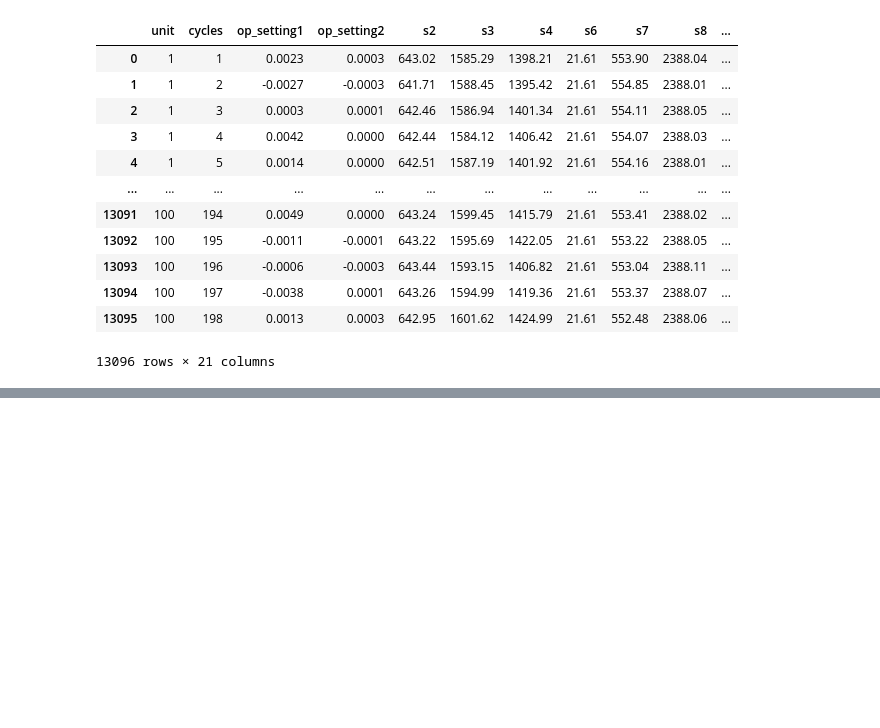
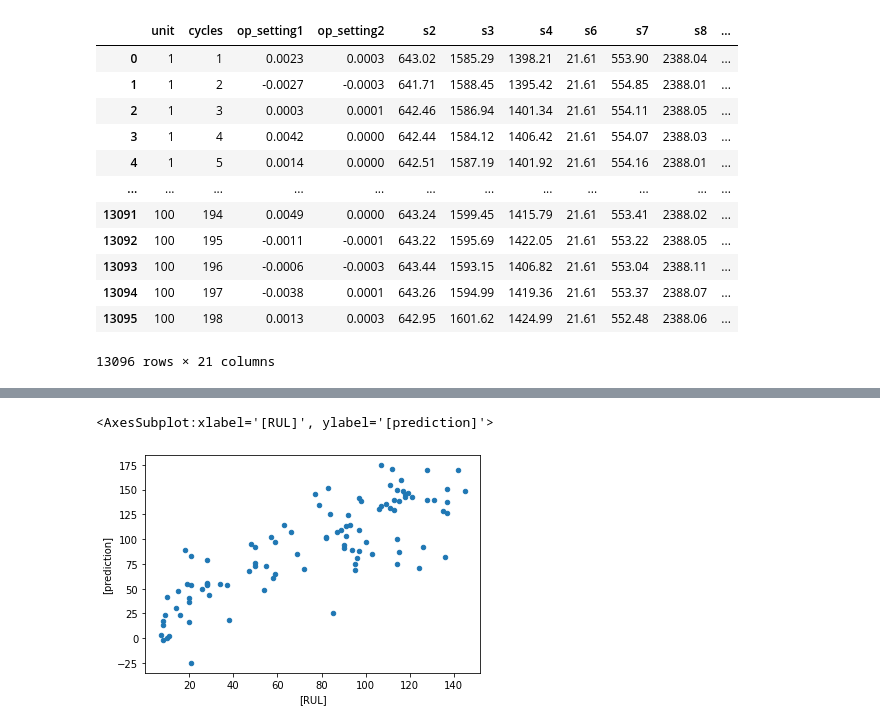
Before and after one commit to spaulaus/Data-Challenge-3, a Jupyter notebook: exploratory_analysis.ipynb, the cells around one changed output, grey strips where cells are left out. Drawn from its saved outputs; the diff is of its cells as text; code cells hidden in the pictures; blank space fills up the shorter version.

```diff
--- a/exploratory_analysis.ipynb
+++ b/exploratory_analysis.ipynb
@@ -84,7 +86,6 @@ df1
 | 20630 | 100 | 200 | -0.0032 | -0.0005 | 643.85 | 1600.38 | 1432.14 | 21.61 | 550.79 | 2388.26 | ... |
 20631 rows × 21 columns
 # %%
-train_x = df1.drop(["unit", "cycles"], axis = 1).values
-
+train_x = df1.drop(["unit", "maxcycles", 'RUL'], axis = 1).values
 train_x
 # %% [output]
@@ -164,3 +208,4 @@ print(y_pred)
 # %%
 max_cycles = df_test_stddev_filtered[df_test_stddev_filtered.groupby(['unit'])['cycles'].transform(max) == df_test_stddev_filtered['cycles']]
-max_cycles_for_prediction = max_cycles.drop(["unit", "cycles"], axis = 1)
+max_cycles_for_prediction = max_cycles.drop(["unit"], axis = 1)
+max_cycles_for_prediction
@@ -167,4 +226,4 @@ max_cycles_for_prediction = max_cycles.drop(["unit", "cycles"], axis = 1)
 # %%
-prediction = reg.predict(max_cycles.values)
+prediction = reg.predict(max_cycles_for_prediction.values)
 print(prediction)
 # %% [output]
@@ -182,0 +250,7 @@ print(prediction)
+# %%
+rul = read_csv("Data/RUL_FD001.txt", names=["RUL"])
+rul['prediction'] = prediction
+rul.plot(x=['RUL'], y=['prediction'], kind="scatter")
+# %% [output]
+<AxesSubplot:xlabel='[RUL]', ylabel='[prediction]'>
+[figure, added]
```
Also changed, not shown: parts of 22 cells of this notebook, 1 other file.
